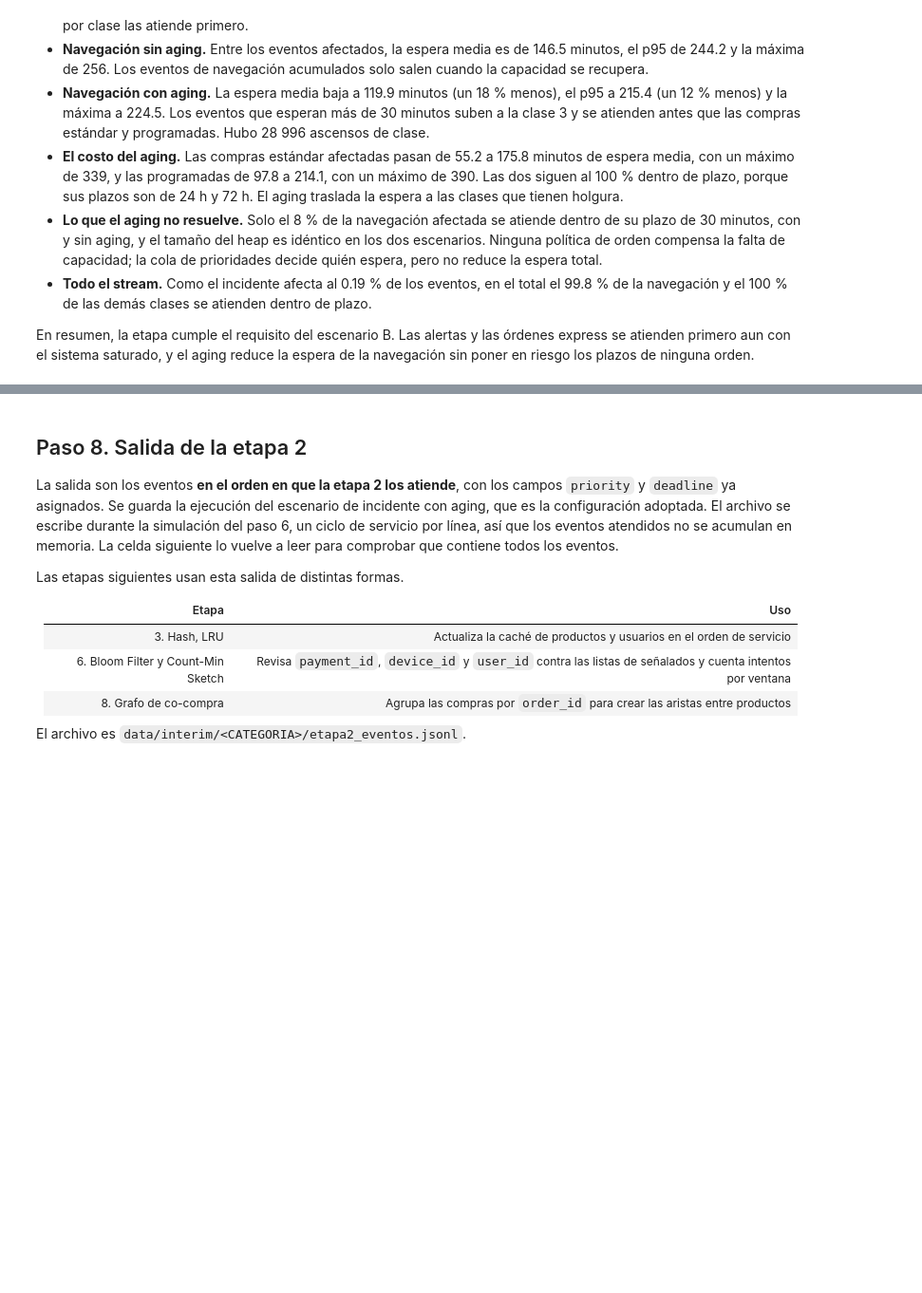
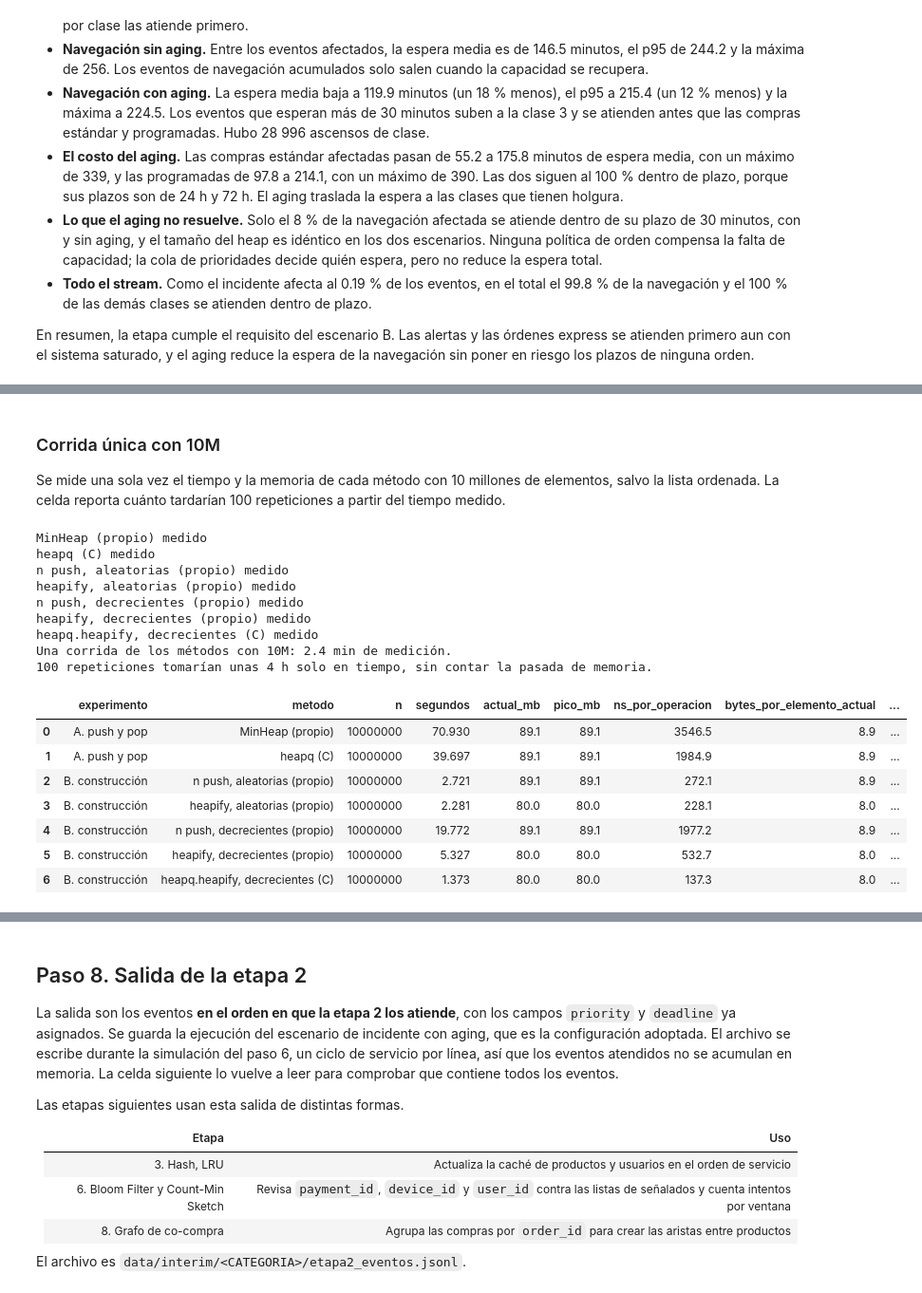
Before and after one commit to AlexanderPereda/proyecto_final_grupo1, a Jupyter notebook: notebooks/etapa2_cola_prioridades.ipynb, the cells around one changed output, grey strips where cells are left out. Shown at 95% size. Drawn from its saved outputs; the diff is of its cells as text; code cells hidden in the pictures; blank space fills up the shorter version.

```diff
--- a/notebooks/etapa2_cola_prioridades.ipynb
+++ b/notebooks/etapa2_cola_prioridades.ipynb
@@ -774,0 +925,53 @@ A 100K la lista ordenada ya es 4 veces más lenta que `MinHeap`, y la diferencia
+# %% [markdown]
+### Corrida única con 10M
+
+Se mide una sola vez el tiempo y la memoria de cada método con 10 millones de elementos, salvo la lista ordenada. La celda reporta cuánto tardarían 100 repeticiones a partir del tiempo medido.
+# %%
+if ruta_exp_10m.exists() and not REEJECUTAR_EXPERIMENTOS:
+    exp_10m = pd.read_csv(ruta_exp_10m)
+    print(f"Resultados leídos de {ruta_exp_10m.relative_to(RAIZ)}")
+else:
+    filas = []
+    datos = {}
+    for experimento, metodos in EXPERIMENTOS.items():
+        for metodo, (generar, llenar, vaciar) in metodos.items():
+            if metodo == LISTA:
+                continue
+            claves = datos.setdefault(generar, generar(N_UNICO))
+            segundos = medir_tiempo(llenar, vaciar, claves)
+            actual, pico = medir_memoria(llenar, vaciar, claves)
+            filas.append({"experimento": experimento, "metodo": metodo, "n": N_UNICO, "segundos": segundos,
+                          "actual_mb": actual / 1e6, "pico_mb": pico / 1e6})
+            print(f"{metodo} medido")
+    del datos, claves
+    exp_10m = pd.DataFrame(filas)
+    exp_10m.to_csv(ruta_exp_10m, index=False)
+
+exp_10m["ns_por_operacion"] = ns_por_operacion(exp_10m, "segundos")
+exp_10m["bytes_por_elemento_actual"] = exp_10m["actual_mb"] * 1e6 / exp_10m["n"]
+exp_10m["bytes_por_elemento_pico"] = exp_10m["pico_mb"] * 1e6 / exp_10m["n"]
+
+segundos_corrida = exp_10m["segundos"].sum()
+print(f"Una corrida de los métodos con 10M: {segundos_corrida / 60:.1f} min de medición.")
+print(f"100 repeticiones tomarían unas {100 * segundos_corrida / 3600:.0f} h solo en tiempo, "
+      f"sin contar la pasada de memoria.")
+exp_10m.round({"segundos": 3, "actual_mb": 1, "pico_mb": 1, "ns_por_operacion": 1,
+               "bytes_por_elemento_actual": 1, "bytes_por_elemento_pico": 1})
+# %% [output]
+MinHeap (propio) medido
+heapq (C) medido
+n push, aleatorias (propio) medido
+heapify, aleatorias (propio) medido
+n push, decrecientes (propio) medido
+heapify, decrecientes (propio) medido
+heapq.heapify, decrecientes (C) medido
+Una corrida de los métodos con 10M: 2.4 min de medición.
+100 repeticiones tomarían unas 4 h solo en tiempo, sin contar la pasada de memoria.
+|  | experimento | metodo | n | segundos | actual_mb | pico_mb | ns_por_operacion | bytes_por_elemento_actual | ... |
+| 0 | A. push y pop | MinHeap (propio) | 10000000 | 70.930 | 89.1 | 89.1 | 3546.5 | 8.9 | ... |
+| 1 | A. push y pop | heapq (C) | 10000000 | 39.697 | 89.1 | 89.1 | 1984.9 | 8.9 | ... |
+| 2 | B. construcción | n push, aleatorias (propio) | 10000000 | 2.721 | 89.1 | 89.1 | 272.1 | 8.9 | ... |
+| 3 | B. construcción | heapify, aleatorias (propio) | 10000000 | 2.281 | 80.0 | 80.0 | 228.1 | 8.0 | ... |
+| 4 | B. construcción | n push, decrecientes (propio) | 10000000 | 19.772 | 89.1 | 89.1 | 1977.2 | 8.9 | ... |
+| 5 | B. construcción | heapify, decrecientes (propio) | 10000000 | 5.327 | 80.0 | 80.0 | 532.7 | 8.0 | ... |
+| 6 | B. construcción | heapq.heapify, decrecientes (C) | 10000000 | 1.373 | 80.0 | 80.0 | 137.3 | 8.0 | ... |
```
Also changed, not shown: parts of 22 cells of this notebook, 12 other files.
